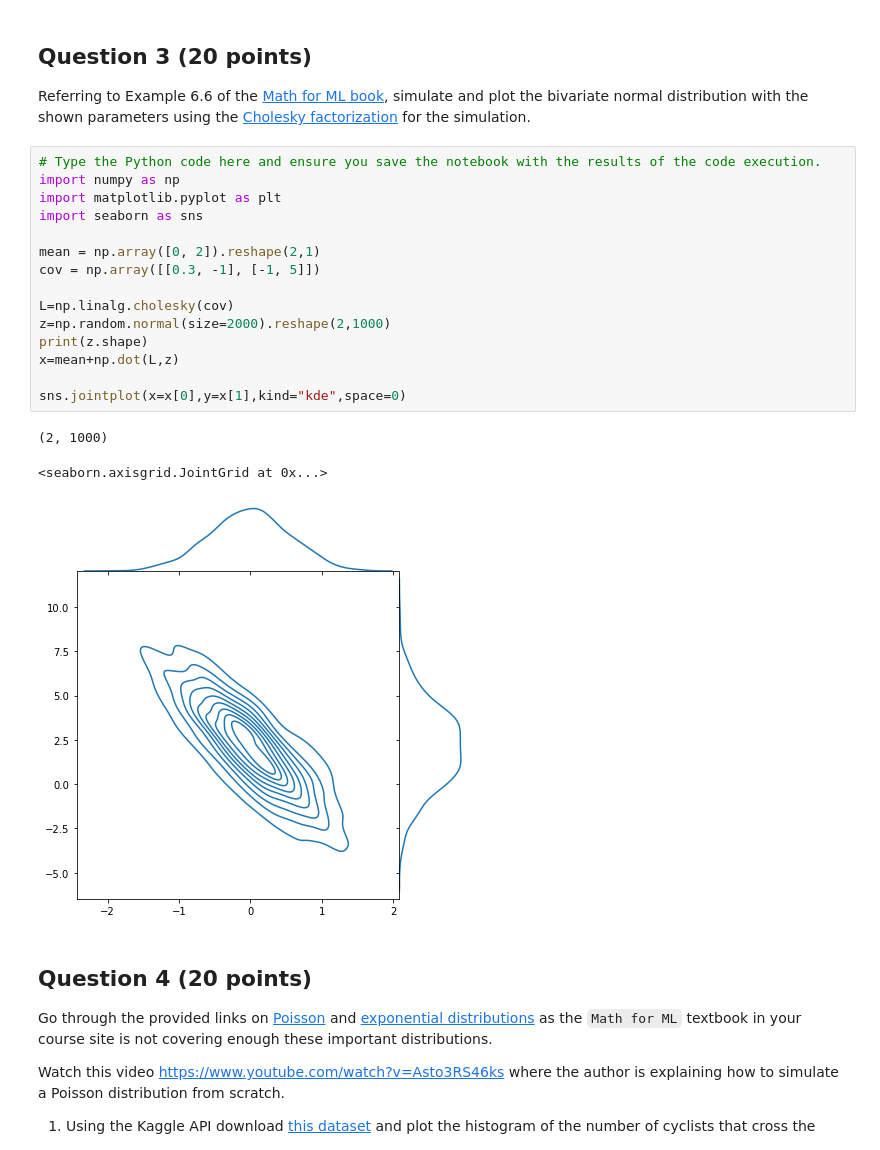
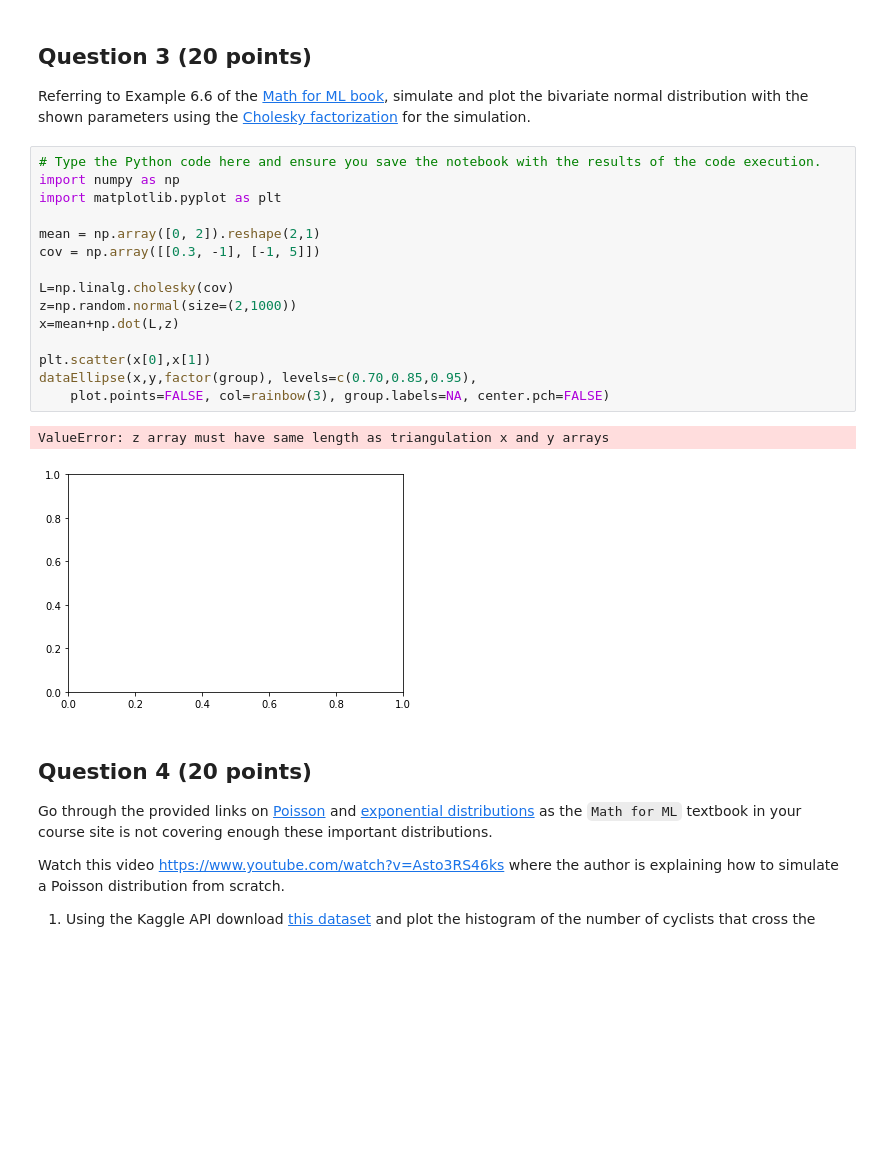
Before and after one commit to metaknightccc/cs-uy-4613-assignments, a Jupyter notebook: hw1.ipynb, the cells around one changed output. Cells and saved outputs as stored; diff of their text form; blank space fills up the shorter version.

```diff
--- a/hw1.ipynb
+++ b/hw1.ipynb
@@ -47,22 +47,21 @@ Referring to Example 6.6 of the  [Math for ML book](https://mml-book.github.io/b
 # %%
 # Type the Python code here and ensure you save the notebook with the results of the code execution.
 import numpy as np
 import matplotlib.pyplot as plt
-import seaborn as sns
 
 mean = np.array([0, 2]).reshape(2,1)
 cov = np.array([[0.3, -1], [-1, 5]])
 
 L=np.linalg.cholesky(cov)
-z=np.random.normal(size=2000).reshape(2,1000)
-print(z.shape)
+z=np.random.normal(size=(2,1000))
 x=mean+np.dot(L,z)
 
-sns.jointplot(x=x[0],y=x[1],kind="kde",space=0)
+plt.scatter(x[0],x[1])
+dataEllipse(x,y,factor(group), levels=c(0.70,0.85,0.95),
+    plot.points=FALSE, col=rainbow(3), group.labels=NA, center.pch=FALSE)
 # %% [output]
-(2, 1000)
+ValueError: z array must have same length as triangulation x and y arrays
-<seaborn.axisgrid.JointGrid at 0x...>
-[figure, old version]
+[figure, new version]
 # %% [markdown]
 ## Question 4 (20 points)
 
```
